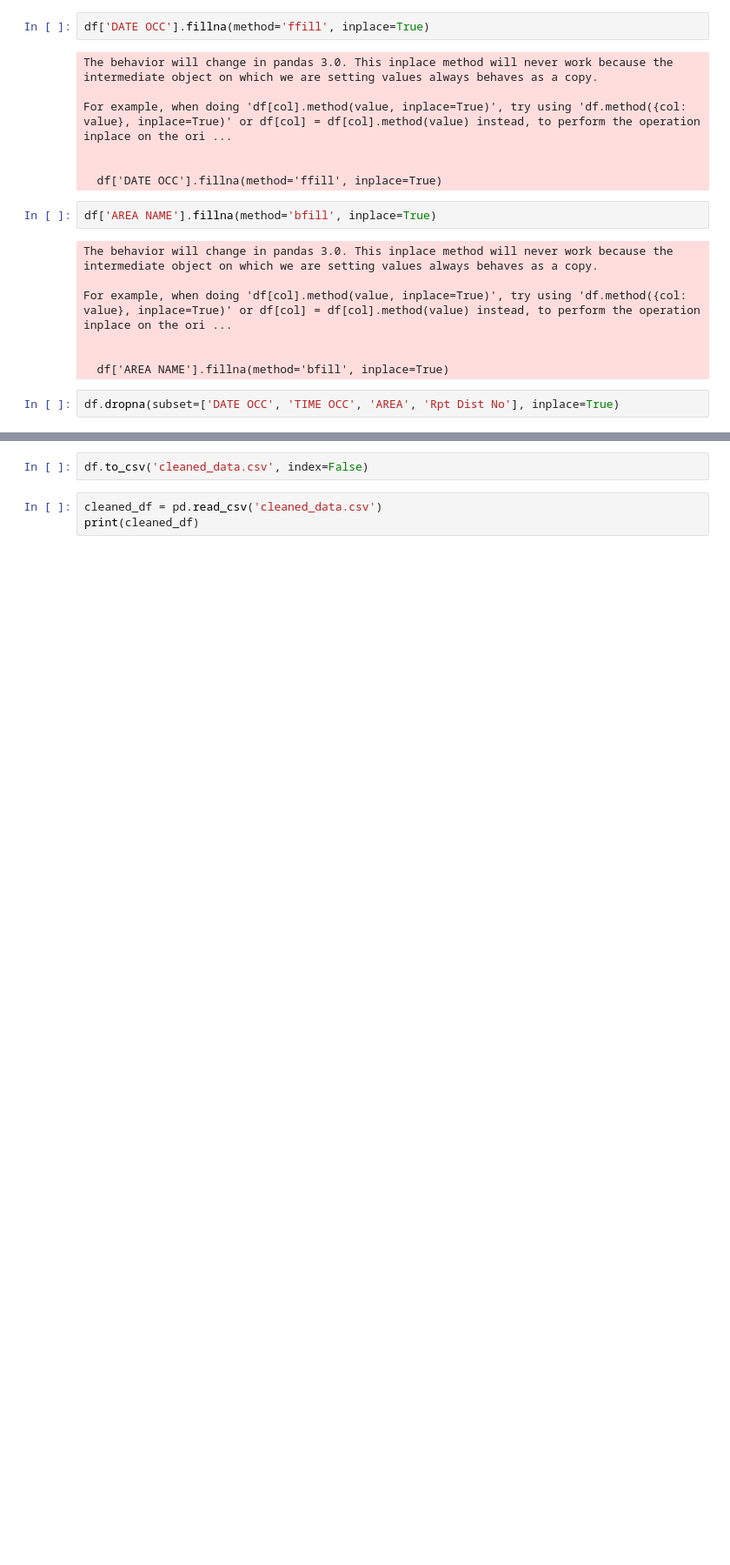
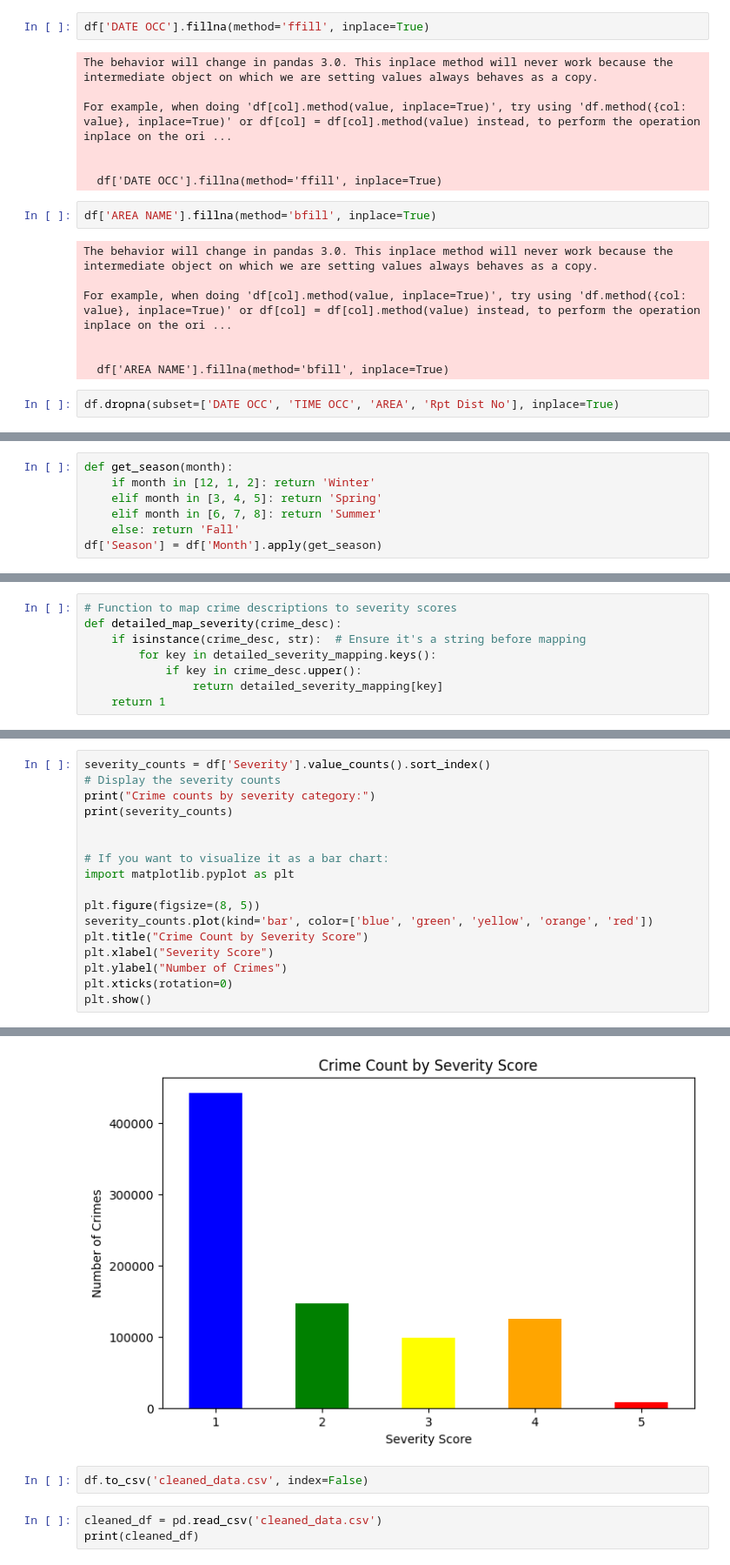
Before and after one commit to mikey6002/Techwise_AI_ML, a Jupyter notebook: Techwise_AIML_Project.ipynb, the cells around one changed output, grey strips where cells are left out. Shown at 87% size. Drawn from its saved outputs; the diff is of its cells as text; blank space fills up the shorter version.

```diff
--- a/Techwise_AIML_Project.ipynb
+++ b/Techwise_AIML_Project.ipynb
@@ -300,0 +346,7 @@ plt.show()
+# %%
+def get_season(month):
+    if month in [12, 1, 2]: return 'Winter'
+    elif month in [3, 4, 5]: return 'Spring'
+    elif month in [6, 7, 8]: return 'Summer'
+    else: return 'Fall'
+df['Season'] = df['Month'].apply(get_season)
@@ -300,0 +391,8 @@ plt.show()
+# %%
+# Function to map crime descriptions to severity scores
+def detailed_map_severity(crime_desc):
+    if isinstance(crime_desc, str):  # Ensure it's a string before mapping
+        for key in detailed_severity_mapping.keys():
+            if key in crime_desc.upper():
+                return detailed_severity_mapping[key]
+    return 1
@@ -300,0 +415,18 @@ plt.show()
+# %%
+severity_counts = df['Severity'].value_counts().sort_index()
+# Display the severity counts
+print("Crime counts by severity category:")
+print(severity_counts)
+
+
+# If you want to visualize it as a bar chart:
+import matplotlib.pyplot as plt
+
+plt.figure(figsize=(8, 5))
+severity_counts.plot(kind='bar', color=['blue', 'green', 'yellow', 'orange', 'red'])
+plt.title("Crime Count by Severity Score")
+plt.xlabel("Severity Score")
+plt.ylabel("Number of Crimes")
+plt.xticks(rotation=0)
+plt.show()
+# %% [output]
@@ -301,3 +441,4 @@ plt.show()
+[figure, added]
 # %%
 df.to_csv('cleaned_data.csv', index=False)
 # %%
```
Also changed, not shown: parts of 55 cells of this notebook.
